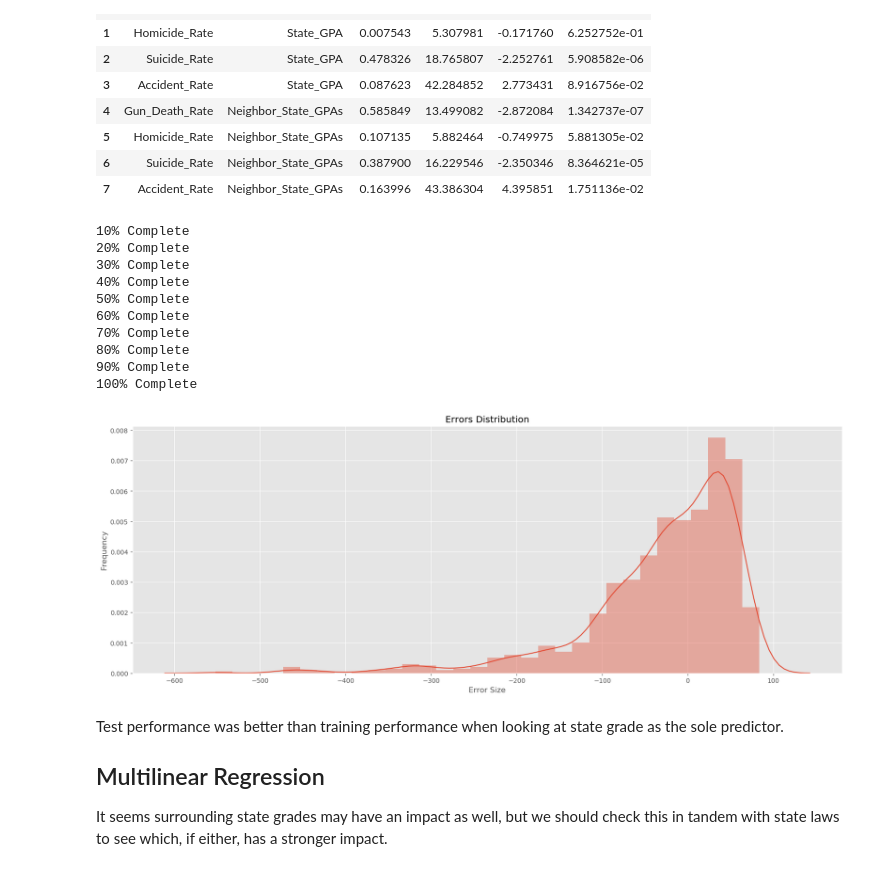
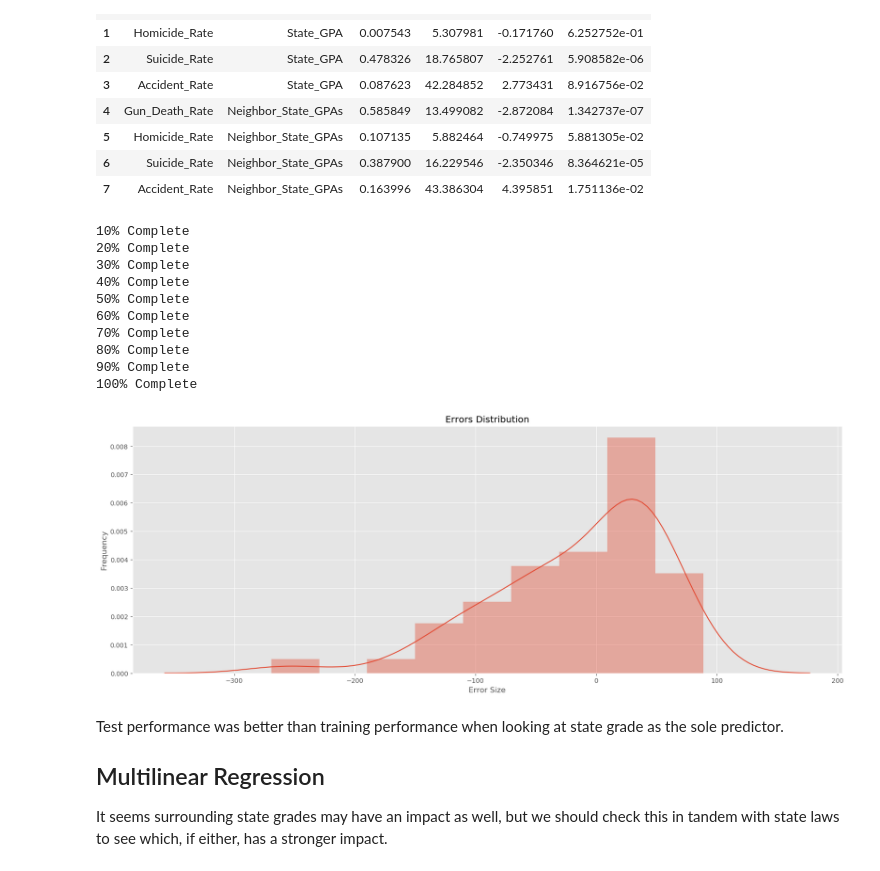
Before and after one commit to AlanHowlett/us_gun_laws, a Jupyter notebook: state_level_analysis.ipynb, the cells around one changed output. Drawn from its saved outputs; the diff is of its cells as text; code cells hidden in the pictures.

```diff
--- a/state_level_analysis.ipynb
+++ b/state_level_analysis.ipynb
@@ -603,7 +603,7 @@ def train_linreg(X, y):
     return predictions_df, diff
 
 errors = []
-n=1000
+n=100
 for i in range(n):
     pred_df, diff = train_linreg(X, y)
     errors.append(diff)
@@ -657,34 +657,34 @@ regression(weak_neighbors_df, predictors, targets)
 # %%
 X = weak_neighbors_df[['State', 'Year', 'Neighbor_State_GPAs']]
 y = weak_neighbors_df['Homicide_Rate']
 
 errors = []
-n=1000
+n=100
 for i in range(n):
     pred_df, diff = train_linreg(X, y)
     errors.append(diff)
 
     if (100 * ((i+1) / n)) % 10 == 0:
         print(f'{int(100 * (i+1)/n)}% Complete')
 
 plt.figure(figsize=(20, 7))
 sns.distplot(errors)
 plt.title('Errors Distribution')
 plt.xlabel('Error Size')
 plt.ylabel('Frequency')
 plt.show()
 # %% [output]
 10% Complete
 20% Complete
 30% Complete
 40% Complete
 50% Complete
 60% Complete
 70% Complete
 80% Complete
 90% Complete
 100% Complete
-[figure, old version]
+[figure, new version]
 # %% [markdown]
 Test performance was better than training performance when looking at state grade as the sole predictor.
 
```
Also changed, not shown: parts of 24 cells of this notebook.
